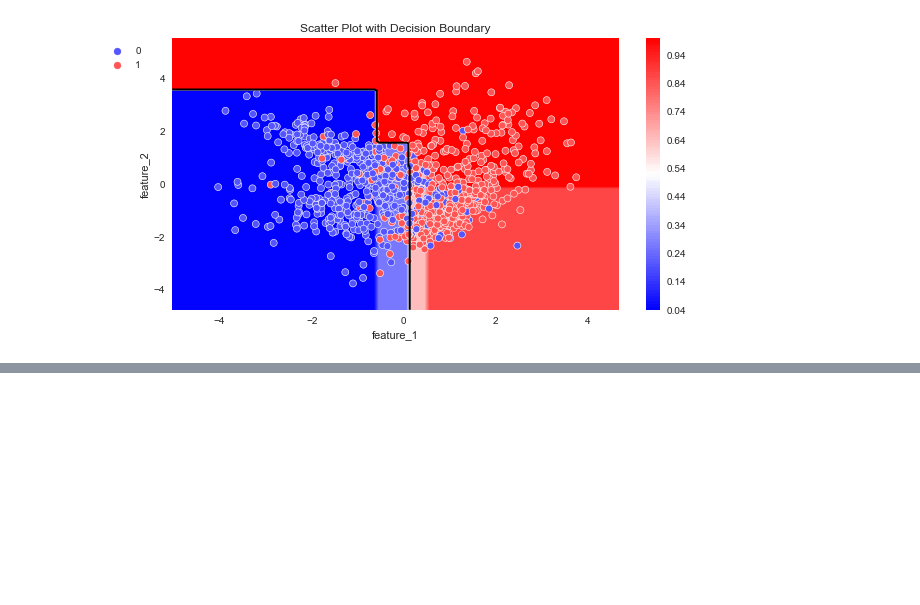
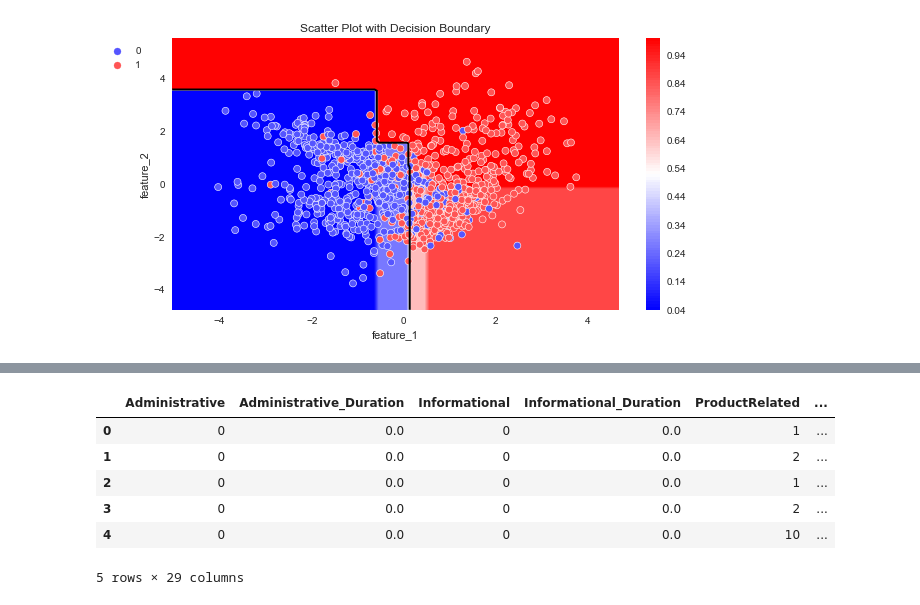
Before and after one commit to Alexx-Yu/python_classes, a Jupyter notebook: Module 34 - ML-5/Practice.ipynb, the cells around one changed output, grey strips where cells are left out. Drawn from its saved outputs; the diff is of its cells as text; code cells hidden in the pictures; blank space fills up the shorter version.

```diff
--- a/Module 34 - ML-5/Practice.ipynb
+++ b/Module 34 - ML-5/Practice.ipynb
@@ -327,0 +388,13 @@ plot_probabilities_2d(X, y, model3)
+# %%
+# Теперь закодируем категориальные признаки с помощью простого горячего кодирования, используя уже знакомую нам функцию get_dummies():
+
+dummy_data = pd.get_dummies(shoppers_data)
+dummy_data.head()
+# %% [output]
+|  | Administrative | Administrative_Duration | Informational | Informational_Duration | ProductRelated | ... |
+| 0 | 0 | 0.0 | 0 | 0.0 | 1 | ... |
+| 1 | 0 | 0.0 | 0 | 0.0 | 2 | ... |
+| 2 | 0 | 0.0 | 0 | 0.0 | 1 | ... |
+| 3 | 0 | 0.0 | 0 | 0.0 | 2 | ... |
+| 4 | 0 | 0.0 | 0 | 0.0 | 10 | ... |
+5 rows × 29 columns
```
Also changed, not shown: parts of 9 cells of this notebook, 2 other files.
